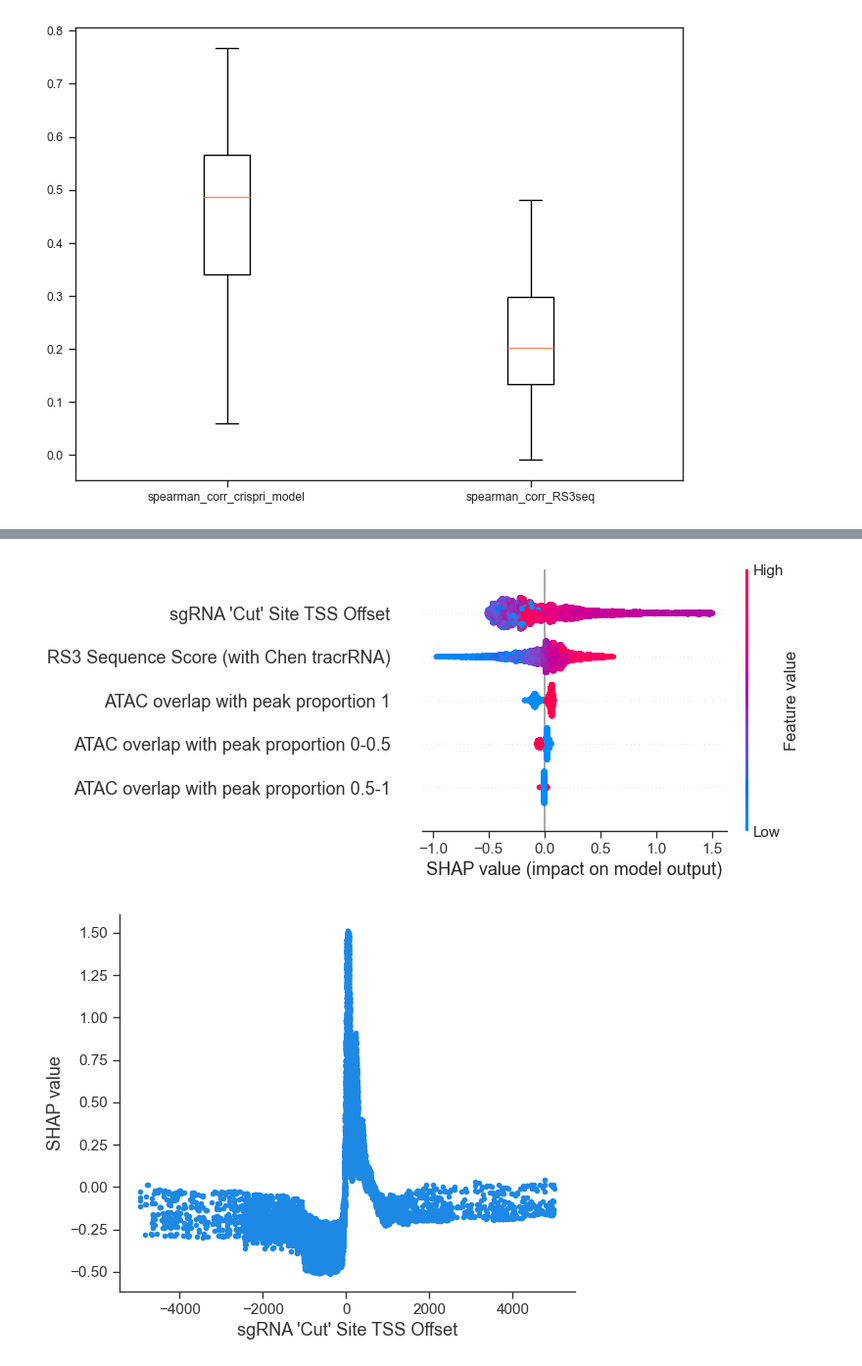
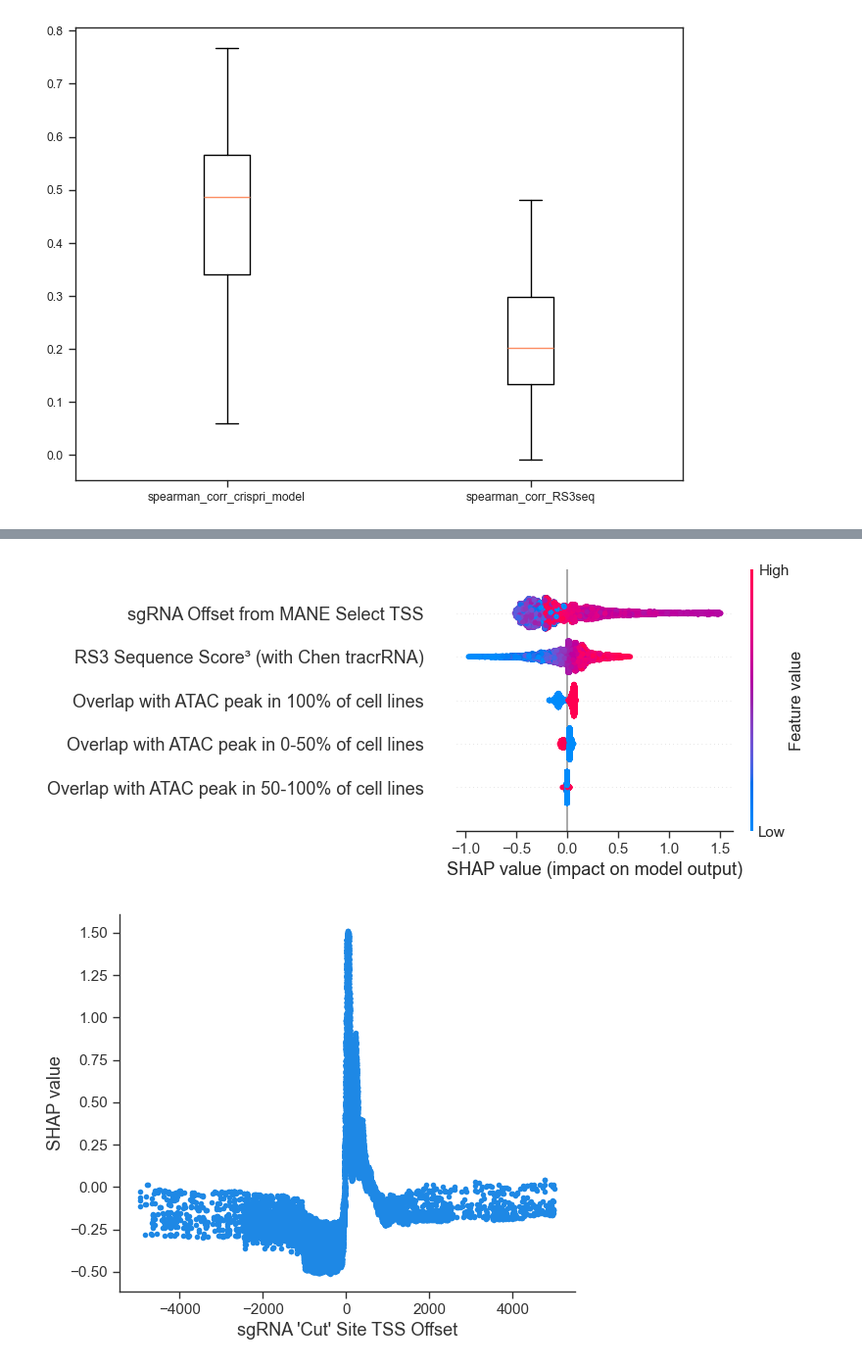
Before and after one commit to ssrikant2/CRISPRi_manuscript, a Jupyter notebook: Notebooks/05-Rule Set 3i Development and Validation/04_Train_RS3i.ipynb, the cells around one changed output, grey strips where cells are left out. Shown at 98% size. Saved outputs shown, nothing was run; the diff lists cells and outputs as text; code cells hidden in the pictures.

```diff
--- a/Notebooks/05-Rule Set 3i Development and Validation/04_Train_RS3i.ipynb
+++ b/Notebooks/05-Rule Set 3i Development and Validation/04_Train_RS3i.ipynb
@@ -139,15 +139,15 @@ shap.summary_plot(shap_values, Xtest)
 # %%
 Xtest_renamed = Xtest.copy()
-Xtest_renamed.columns = ['sgRNA \'Cut\' Site TSS Offset', 'RS3 Sequence Score (with Chen tracrRNA)',
-                         'ATAC overlap with peak proportion 0-0.5','ATAC overlap with peak proportion 0.5-1',
-                         'ATAC overlap with peak proportion 1']
+Xtest_renamed.columns = ['sgRNA Offset from MANE Select TSS', 'RS3 Sequence Score\u00b3 (with Chen tracrRNA)',
+                         'Overlap with ATAC peak in 0-50% of cell lines','Overlap with ATAC peak in 50-100% of cell lines',
+                         'Overlap with ATAC peak in 100% of cell lines']
 Xtest_renamed
 shap_values = explainer(Xtest_renamed)
 
 shap.summary_plot(shap_values, Xtest, show=False)
-gpp.savefig('../../Figures/Figure 4/shap_summary_rs3i.pdf', bbox_inches='tight')
+gpp.savefig('../../Figures/Figure 4/shap_summary_rs3i.png', dpi=600, bbox_inches='tight')
 # %% [output]
-[figure, old version]
+[figure, new version]
 # %%
 shap.dependence_plot("sgRNA \'Cut\' Site TSS Offset", shap_values.values, Xtest_renamed, interaction_index=None, show=False)
 plt.ylabel('SHAP value')
```
Also changed, not shown: parts of 1 cell of this notebook, 41 other files.
